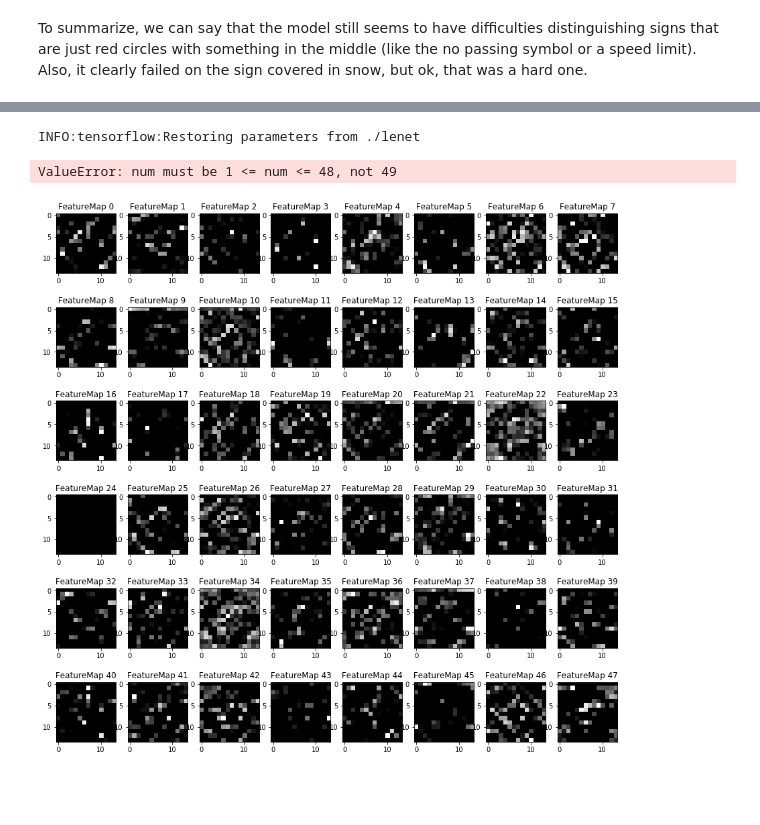
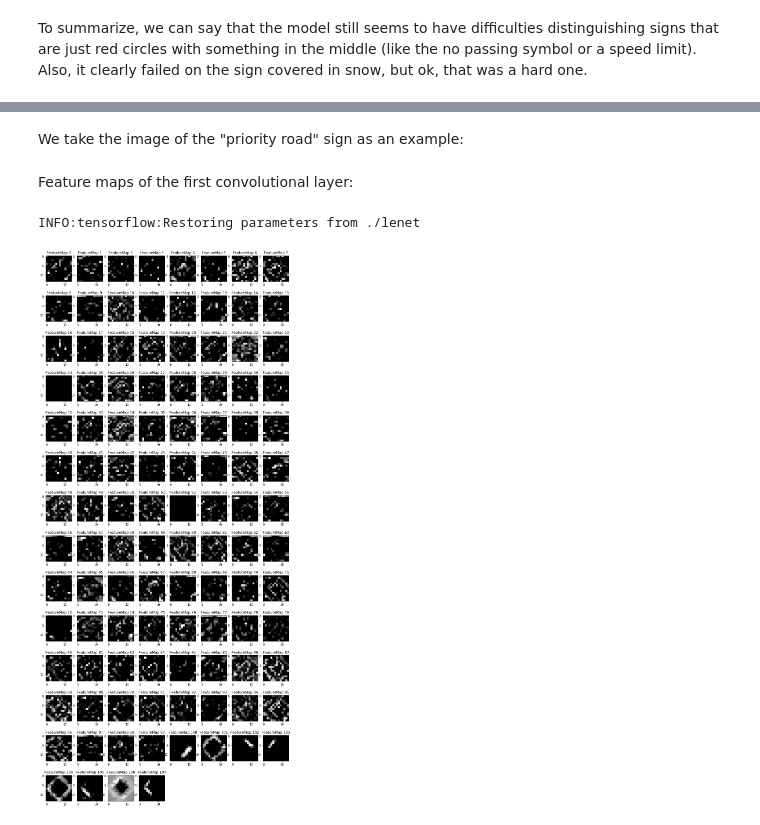
Before and after one commit to CBraeuninger/traffic_sign_classifier, a Jupyter notebook: Traffic_Sign_Classifier.ipynb, the cells around one changed output, grey strips where cells are left out. Cells and saved outputs as stored; diff of their text form; code cells hidden in the pictures; blank space fills up the shorter version.

```diff
--- a/Traffic_Sign_Classifier.ipynb
+++ b/Traffic_Sign_Classifier.ipynb
@@ -904,12 +872,40 @@ def outputFeatureMap(XY, XCrCb, tf_activation, activation_min=-1, activation_max
+# %%
+import math
+
+def outputFeatureMap(XY, XCrCb, tf_activation, num_feat, width, length, activation_min=-1,
+                     activation_max=-1 ,plt_num=1):
+
+    activation = tf_activation.eval(session=sess,feed_dict={x_Y: XY, x_CrCb: XCrCb})
+    featuremaps = activation.shape[3]
+    plt.figure(plt_num, figsize=(width, length))
+
+    for featuremap in range(featuremaps):
+
+        # sets the number of feature maps to show on each row and column
+        plt.subplot(math.ceil(num_feat/8),8, featuremap+1)
+        plt.title('FeatureMap ' + str(featuremap)) # displays the feature map number
+
+        if activation_min != -1 & activation_max != -1:
+            plt.imshow(activation[0,:,:, featuremap], interpolation="nearest", vmin =activation_min,
+                       vmax=activation_max, cmap="gray")
+        elif activation_max != -1:
+            plt.imshow(activation[0,:,:, featuremap], interpolation="nearest", vmax=activation_max, cmap="gray")
+        elif activation_min !=-1:
+            plt.imshow(activation[0,:,:, featuremap], interpolation="nearest", vmin=activation_min, cmap="gray")
+        else:
+            plt.imshow(activation[0,:,:, featuremap], interpolation="nearest", cmap="gray")
+# %% [markdown]
+We take the image of the "priority road" sign as an example:
 # %%
-XY = add_images_norm[1,:,:,0].reshape((-1, image_shape[0], image_shape[1], 1))
-XCrCb = add_images_norm[1,:,:,1:3].reshape((-1, image_shape[0], image_shape[1], 2))
-
-with tf.Session() as sess:
-    saver.restore(sess, tf.train.latest_checkpoint('.'))
-    layer_1 = sess.graph.get_tensor_by_name('out_layer_1:0')
-    outputFeatureMap(XY, XCrCb, layer_1)
+XY = add_images_norm[3,:,:,0].reshape((-1, image_shape[0], image_shape[1], 1))
+XCrCb = add_images_norm[3,:,:,1:3].reshape((-1, image_shape[0], image_shape[1], 2))
-# %% [output]
-INFO:tensorflow:Restoring parameters from ./lenet
-ValueError: num must be 1 <= num <= 48, not 49
-[figure, removed]
+# %% [markdown]
+Feature maps of the first convolutional layer:
+# %%
+with tf.Session() as sess:
+    saver.restore(sess, tf.train.latest_checkpoint('.'))
+    layer_1 = sess.graph.get_tensor_by_name('out_layer_1:0')
+    outputFeatureMap(XY, XCrCb, layer_1, 108, 15, 35)
+# %% [output]
+INFO:tensorflow:Restoring parameters from ./lenet
+[figure, added]
```
Also changed, not shown: parts of 16 cells of this notebook, 4 other files.
